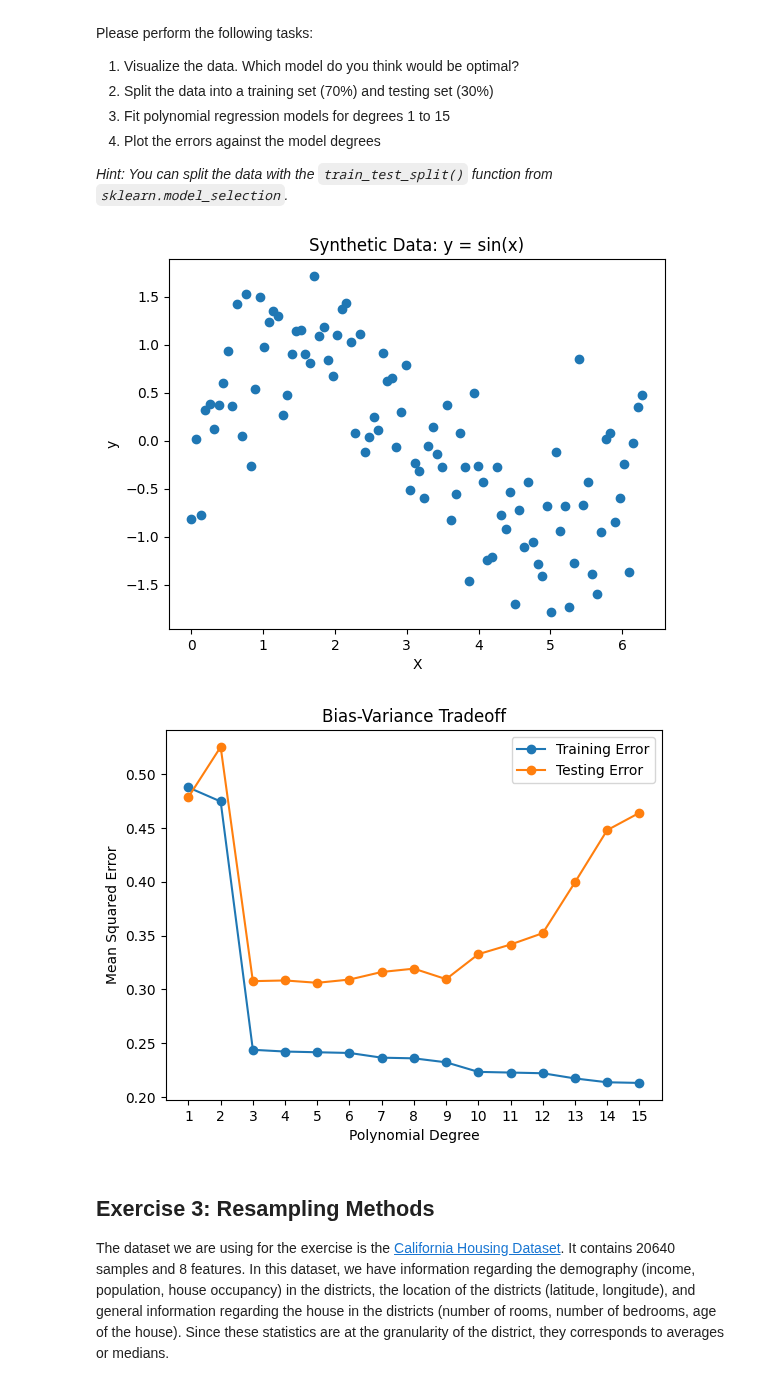
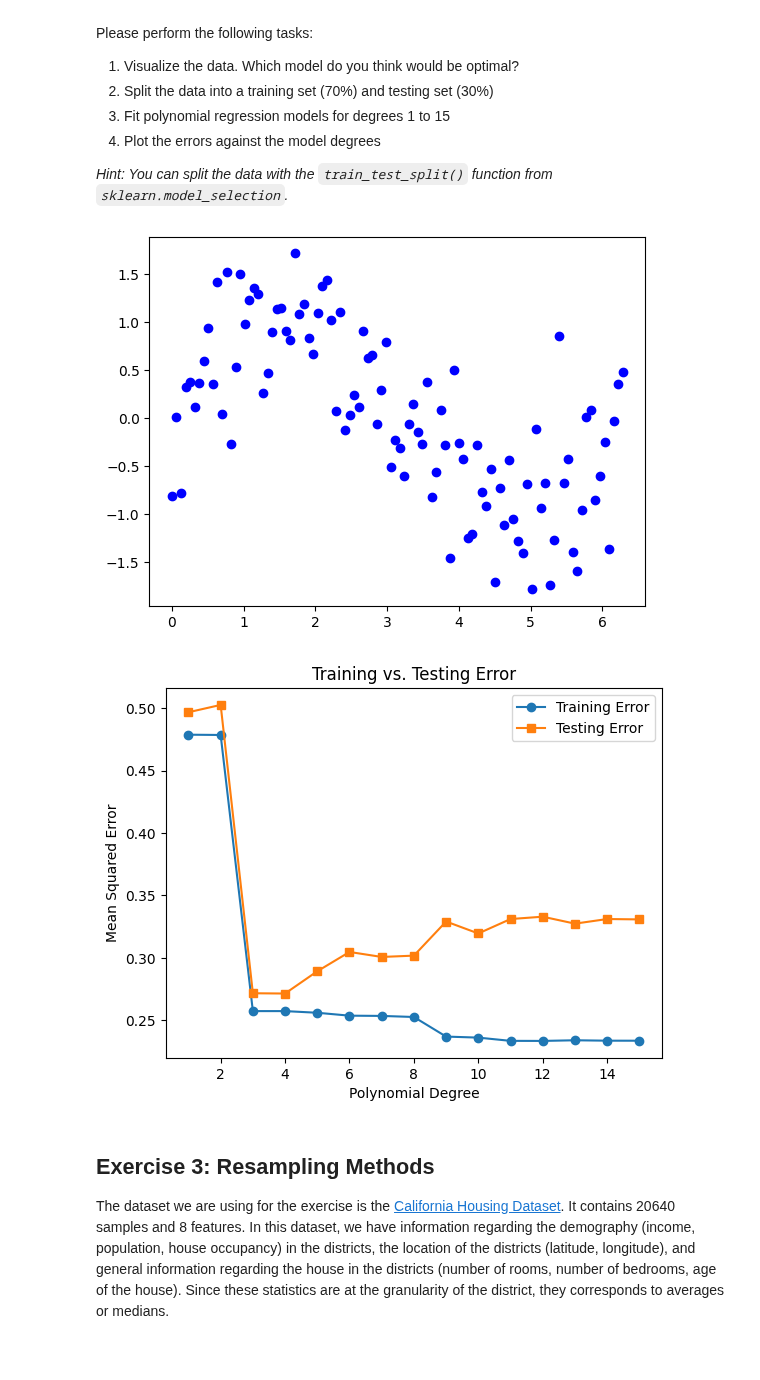
Before and after one commit to aksshaya22/Akss_1, a Jupyter notebook: book/1_basics/Exercises.ipynb, the cells around one changed output. Saved outputs shown, nothing was run; the diff lists cells and outputs as text; code cells hidden in the pictures; blank space fills up the shorter version.

```diff
--- a/book/1_basics/Exercises.ipynb
+++ b/book/1_basics/Exercises.ipynb
@@ -58,61 +58,55 @@ Please perform the following tasks:
 # %%
 import numpy as np
 import matplotlib.pyplot as plt
 from sklearn.linear_model import LinearRegression
 from sklearn.preprocessing import PolynomialFeatures
 from sklearn.metrics import mean_squared_error
 from sklearn.model_selection import train_test_split
 
 # Generate synthetic data
 np.random.seed(55)
 n_samples = 100
 X = np.linspace(0, 2*np.pi, n_samples).reshape(-1, 1)  # Reshape for sklearn
 y = np.sin(X) + np.random.normal(scale=0.5, size=X.shape)
 
 # 1. TODO: Visualize the data
-plt.scatter(X,y)
-plt.xlabel('X')
-plt.ylabel('y')
-plt.title('Synthetic Data: y = sin(x)')
-plt.show()
+plt.scatter(X, y, label='Data', color='blue')
 
 # 2. TODO: Split the data into training and testing sets
-X_train, X_test, y_train, y_test = train_test_split(X, y, test_size=0.3, random_state=55)
+X_train, X_test, y_train, y_test = train_test_split(X, y, test_size=30, random_state=42)
 
 # 3. TODO: Fit polynomial regression models for degrees 1 to 15
 degrees = range(1, 16)
 train_errors = []
 test_errors = []
 
 for degree in degrees:
-  poly = PolynomialFeatures(degree=degree)
-  X_train_poly = poly.fit_transform(X_train)
-  X_test_poly = poly.transform(X_test)
+    # Transform the features into polynomial features
+    poly = PolynomialFeatures(degree=degree)
+    X_train_poly = poly.fit_transform(X_train)
+    X_test_poly = poly.transform(X_test)
 
-  model = LinearRegression()
-  model.fit(X_train_poly, y_train)
+    # Fit a linear regression model on the polynomial features
+    model = LinearRegression()
+    model.fit(X_train_poly, y_train)
 
-  y_train_pred = model.predict(X_train_poly)
-  y_test_pred = model.predict(X_test_poly)
+    # Predict on both training and testing sets
+    y_train_pred = model.predict(X_train_poly)
+    y_test_pred = model.predict(X_test_poly)
 
-  train_error = mean_squared_error(y_train, y_train_pred)
-  test_error = mean_squared_error(y_test, y_test_pred)
-
-  train_errors.append(train_error)
-  test_errors.append(test_error)
+    # Calculate mean squared errors
+    train_errors.append(mean_squared_error(y_train, y_train_pred))
+    test_errors.append(mean_squared_error(y_test, y_test_pred))
 
 # 4. TODO: Plot the training and testing errors against polynomial degree
-plt.plot(degrees, train_errors, marker="o", label="Training Error")
-plt.plot(degrees, test_errors, marker="o", label="Testing Error")
-plt.xlabel("Polynomial Degree")
-plt.ylabel("Mean Squared Error")
-plt.title("Bias-Variance Tradeoff")
-plt.xticks(degrees)
-plt.legend()
-plt.show()
+fig, ax = plt.subplots()
+ax.plot(degrees, train_errors, marker='o', label='Training Error')
+ax.plot(degrees, test_errors, marker='s', label='Testing Error')
+ax.set(xlabel="Polynomial Degree", ylabel="Mean Squared Error", title="Training vs. Testing Error")
+ax.legend();
 # %% [output]
-[figure, old version]
+[figure, new version]
-[figure, old version]
+[figure, new version]
 # %% [markdown]
 ## Exercise 3: Resampling Methods
 
```
